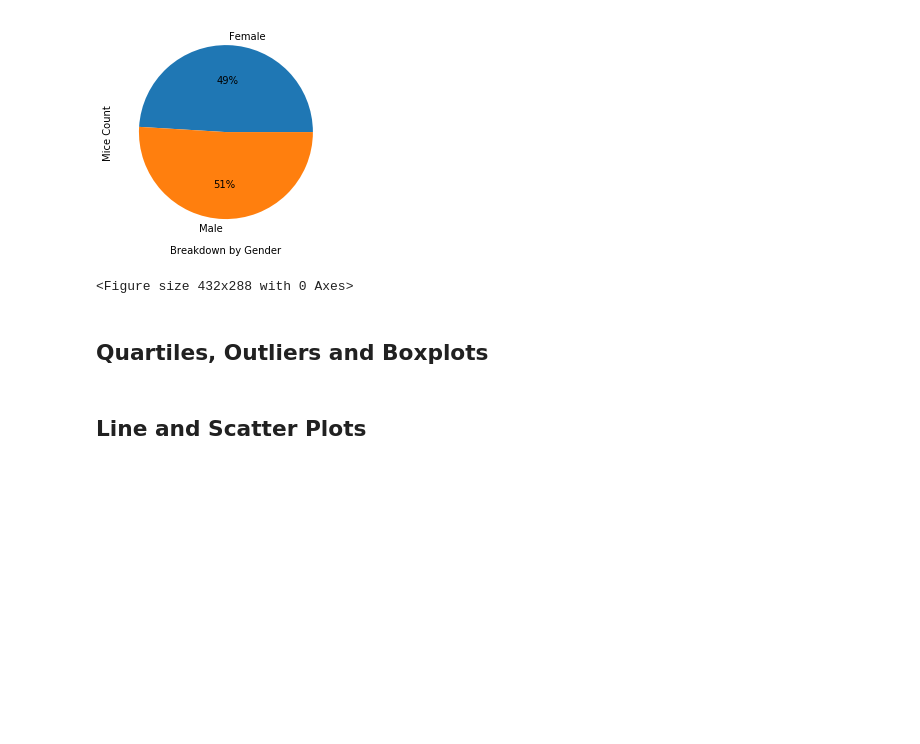
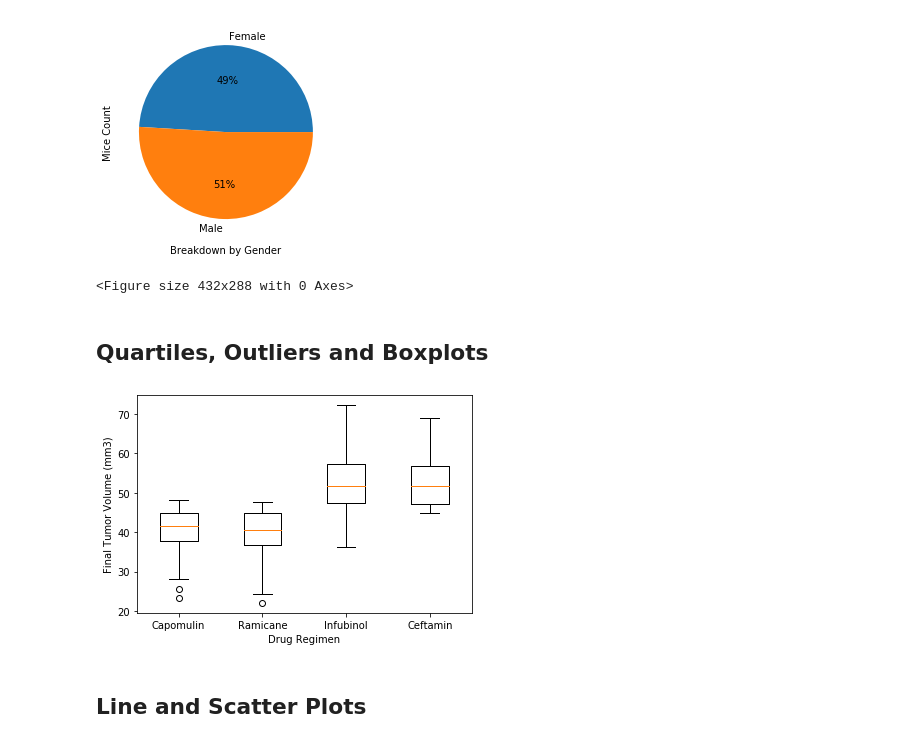
Before and after one commit to flindwall/pymaceuticals-challenge, a Jupyter notebook: Pymaceuticals-challenge/pymaceuticals_starter.ipynb, the cells around one changed output. Cells and saved outputs as stored; diff of their text form; code cells hidden in the pictures; blank space fills up the shorter version.

```diff
--- a/Pymaceuticals-challenge/pymaceuticals_starter.ipynb
+++ b/Pymaceuticals-challenge/pymaceuticals_starter.ipynb
@@ -210,33 +227,48 @@ plt.tight_layout()
 # %%
 # Calculate the final tumor volume of each mouse across four of the treatment regimens:
 # Capomulin, Ramicane, Infubinol, and Ceftamin
-drug_regimens = ["Capomulin", "Ramicane", "Infubinol", "Ceftamin"]
-regimens_df = clean_data_df[clean_data_df["Drug Regimen"].isin(drug_regimens)]
-regimens_df.head()
 
 # Start by getting the last (greatest) timepoint for each mouse
+max_tumor = clean_data_df.groupby(["Mouse ID"])["Timepoint"].max()
+max_tumor = max_tumor.reset_index()
+max_tumor
+
 # Merge this group df with the original DataFrame to get the tumor volume at the last timepoint
-
-last_timepoint_df = regimens_df.groupby(["Mouse ID", "Drug Regimen"])
-last_timepoint= last_timepoint_df.agg(x = ("Tumor Volume (mm3)", lambda x: x.iloc[-1]))
-#last_timepoint
+merged_df = pd.merge(clean_data_df, max_tumor, on = ["Mouse ID", "Timepoint"], how = "left")
+#merged_df
 # %%
 # Put treatments into a list for for loop (and later for plot labels)
+drug_list = ["Capomulin", "Ramicane", "Infubinol", "Ceftamin"]
 
 # Create empty list to fill with tumor vol data (for plotting)
+tumor_vol_data = []
 
 # Calculate the IQR and quantitatively determine if there are any potential outliers.
-
+for drug in drug_list:
 
     # Locate the rows which contain mice on each drug and get the tumor volumes
-
+    final_tumor_vol = merged_df.loc[merged_df["Drug Regimen"] == drug, 'Tumor Volume (mm3)']
 
     # add subset
-
+    tumor_vol_data.append(final_tumor_vol)
 
     # Determine outliers using upper and lower bounds
+    quartiles = final_tumor_vol.quantile([.25,.5,.75])
+    lowerq = quartiles[0.25]
+    upperq = quartiles[0.75]
+    iqr = upperq-lowerq
+    lower_bound = lowerq - (1.5*iqr)
+    upper_bound = upperq + (1.5*iqr)
+
+    outliers = final_tumor_vol.loc[(final_tumor_vol < lower_bound) | (final_tumor_vol > upper_bound)]
 # %%
 # Generate a box plot that shows the distrubution of the tumor volume for each treatment group.
+plt.boxplot(tumor_vol_data, labels = drug_list)
+plt.ylabel('Final Tumor Volume (mm3)')
+plt.xlabel('Drug Regimen')
+plt.show()
+# %% [output]
+[figure, added]
 # %% [markdown]
 ## Line and Scatter Plots
 # %%
```
Also changed, not shown: parts of 13 cells of this notebook.
